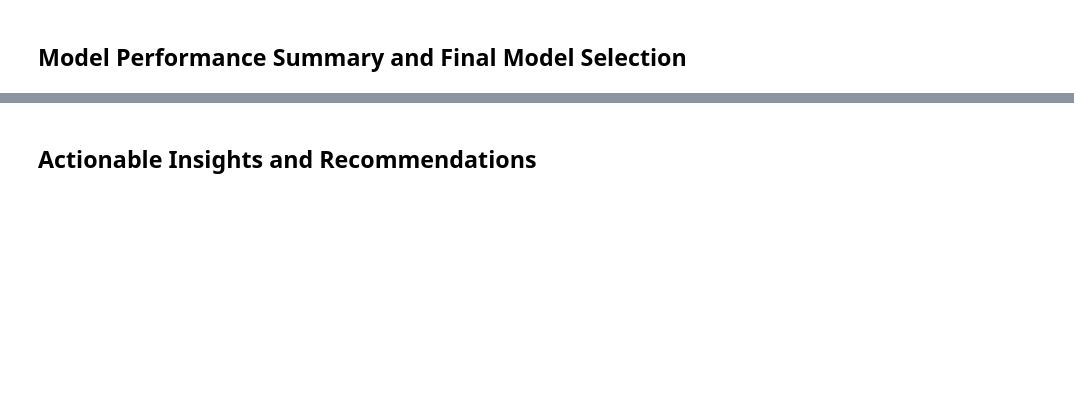
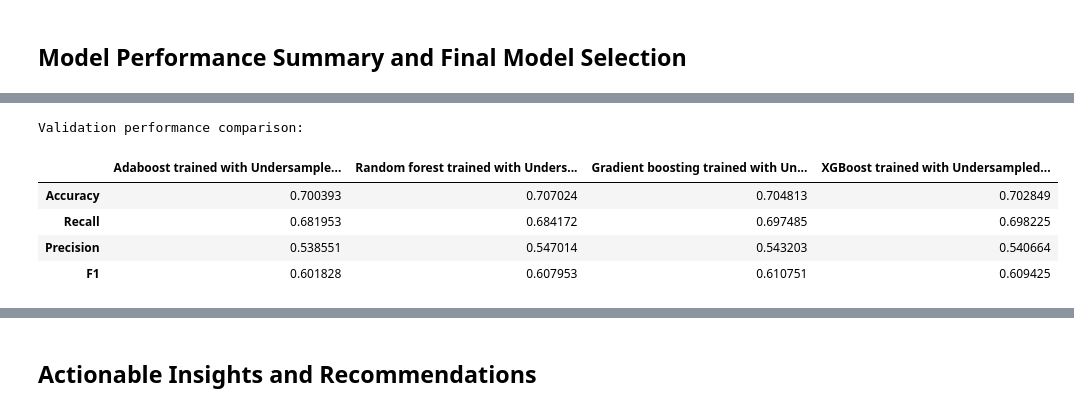
Before and after one commit to AkshayGovindaraj/GoogleColab, a Jupyter notebook: EasyVisa_Full_Code_Notebookv1.ipynb, the cells around one changed output, grey strips where cells are left out. Cells and saved outputs as stored; diff of their text form; code cells hidden in the pictures; blank space fills up the shorter version.

```diff
--- a/EasyVisa_Full_Code_Notebookv1.ipynb
+++ b/EasyVisa_Full_Code_Notebookv1.ipynb
@@ -1256,0 +1431,25 @@ print("Best parameters are {} with CV score={}:" .format(randomized_cv.best_para
+# %%
+models_val_comp_df = pd.concat(
+    [
+        adatuned_val.T,
+        rftuned_val.T,
+        gbmtuned_val.T,
+        xgbtuned_val.T,
+    ],
+    axis=1,
+)
+models_val_comp_df.columns = [
+    "Adaboost trained with Undersampled data",
+    "Random forest trained with Undersampled data",
+    "Gradient boosting trained with Undersampled data",
+    "XGBoost trained with Undersampled data",
+]
+print("Validation performance comparison:")
+models_val_comp_df
+# %% [output]
+Validation performance comparison:
+|  | Adaboost trained with Undersample... | Random forest trained with Unders... | Gradient boosting trained with Un... | XGBoost trained with Undersampled... |
+| Accuracy | 0.700393 | 0.707024 | 0.704813 | 0.702849 |
+| Recall | 0.681953 | 0.684172 | 0.697485 | 0.698225 |
+| Precision | 0.538551 | 0.547014 | 0.543203 | 0.540664 |
+| F1 | 0.601828 | 0.607953 | 0.610751 | 0.609425 |
```
Also changed, not shown: parts of 29 cells of this notebook.
